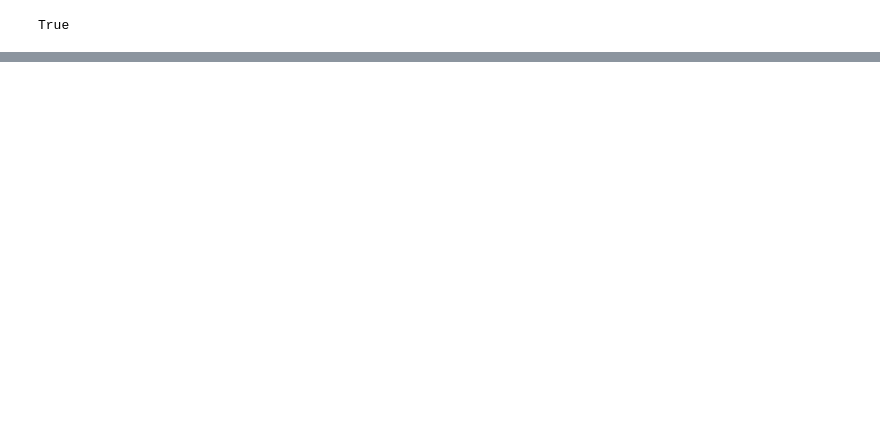
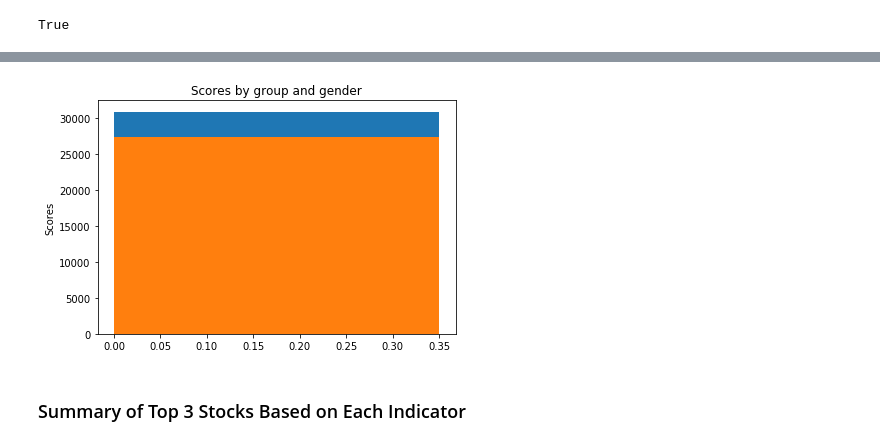
Before and after one commit to Coolbreeze151/RPA-with-TagUI, a Jupyter notebook: RPA to Scrape & Analyze SGX Stock Price.ipynb, the cells around one changed output, grey strips where cells are left out. Saved outputs shown, nothing was run; the diff lists cells and outputs as text; code cells hidden in the pictures; blank space fills up the shorter version.

```diff
--- a/RPA to Scrape & Analyze SGX Stock Price.ipynb
+++ b/RPA to Scrape & Analyze SGX Stock Price.ipynb
@@ -159,0 +174,25 @@ NameError: name 'stockPrice_array' is not defined
+# %%
+#Change in Free Cash Flow
+#Current Cash Flow
+import matplotlib
+import matplotlib.pyplot as plt
+import numpy as np
+
+width = 0.35  # the width of the bars
+
+fig, ax = plt.subplots()
+rects1 = ax.bar(width/2, changeOpIncome, width,
+                label='Men')
+rects2 = ax.bar(width/2, changeNetIncome, width,
+                label='Women')
+
+# Add some text for labels, title and custom x-axis tick labels, etc.
+ax.set_ylabel('Scores')
+ax.set_title('Scores by group and gender')
+
+
+fig.tight_layout()
+
+plt.show()
+# %% [output]
+[figure, added]
@@ -159,0 +205,2 @@ NameError: name 'stockPrice_array' is not defined
+# %% [markdown]
+### Summary of Top 3 Stocks Based on Each Indicator
```
Also changed, not shown: parts of 12 cells of this notebook.
